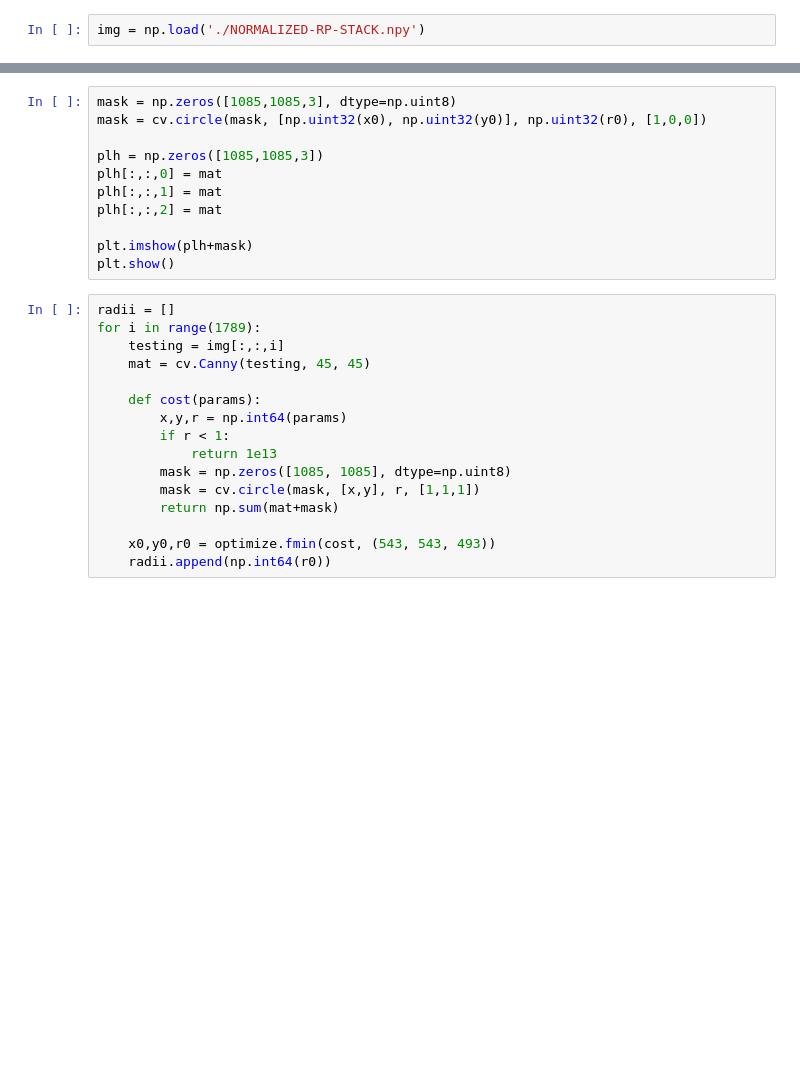
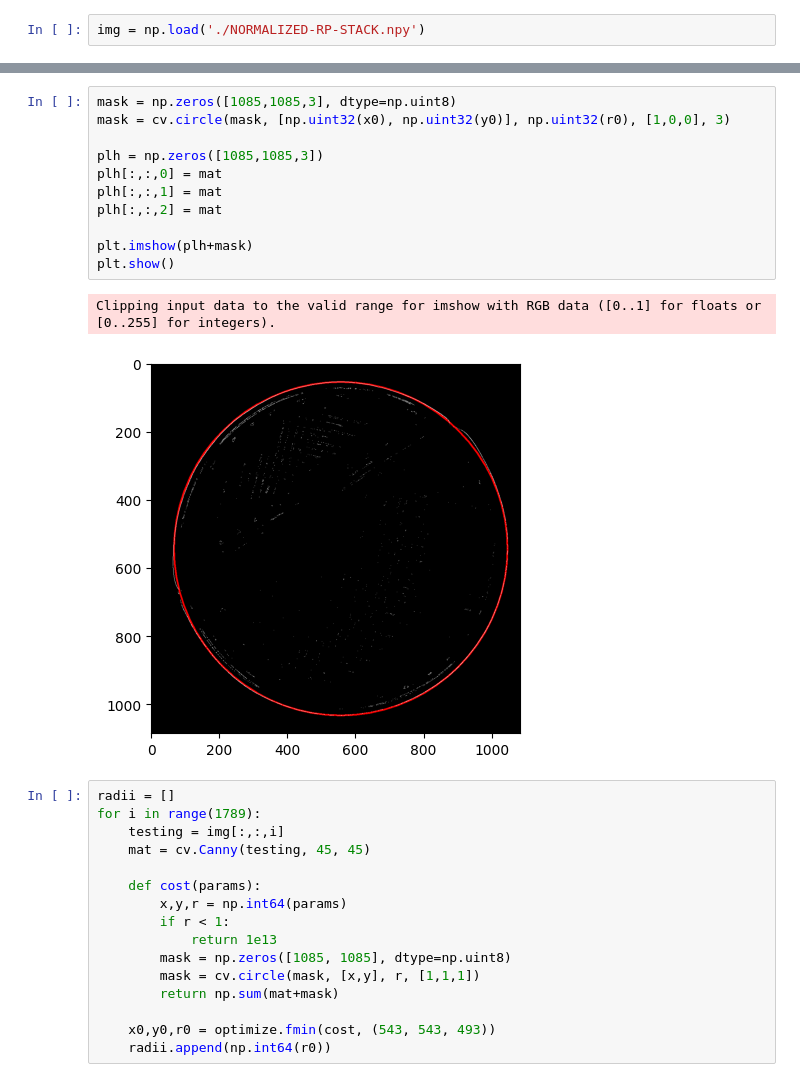
Before and after one commit to tpasfieldERAU/MA390-490_PNNL, a Jupyter notebook: diameter-analysis.ipynb, the cells around one changed output, grey strips where cells are left out. Drawn from its saved outputs; the diff is of its cells as text; blank space fills up the shorter version.

```diff
--- a/diameter-analysis.ipynb
+++ b/diameter-analysis.ipynb
@@ -29,14 +45,17 @@ print(np.int32(x0))
 # %%
 mask = np.zeros([1085,1085,3], dtype=np.uint8)
-mask = cv.circle(mask, [np.uint32(x0), np.uint32(y0)], np.uint32(r0), [1,0,0])
+mask = cv.circle(mask, [np.uint32(x0), np.uint32(y0)], np.uint32(r0), [1,0,0], 3)
 
 plh = np.zeros([1085,1085,3])
 plh[:,:,0] = mat
 plh[:,:,1] = mat
 plh[:,:,2] = mat
 
 plt.imshow(plh+mask)
 plt.show()
+# %% [output]
+Clipping input data to the valid range for imshow with RGB data ([0..1] for floats or [0..255] for integers).
+[figure, added]
 # %%
 radii = []
 for i in range(1789):
```
Also changed, not shown: parts of 2 cells of this notebook.
